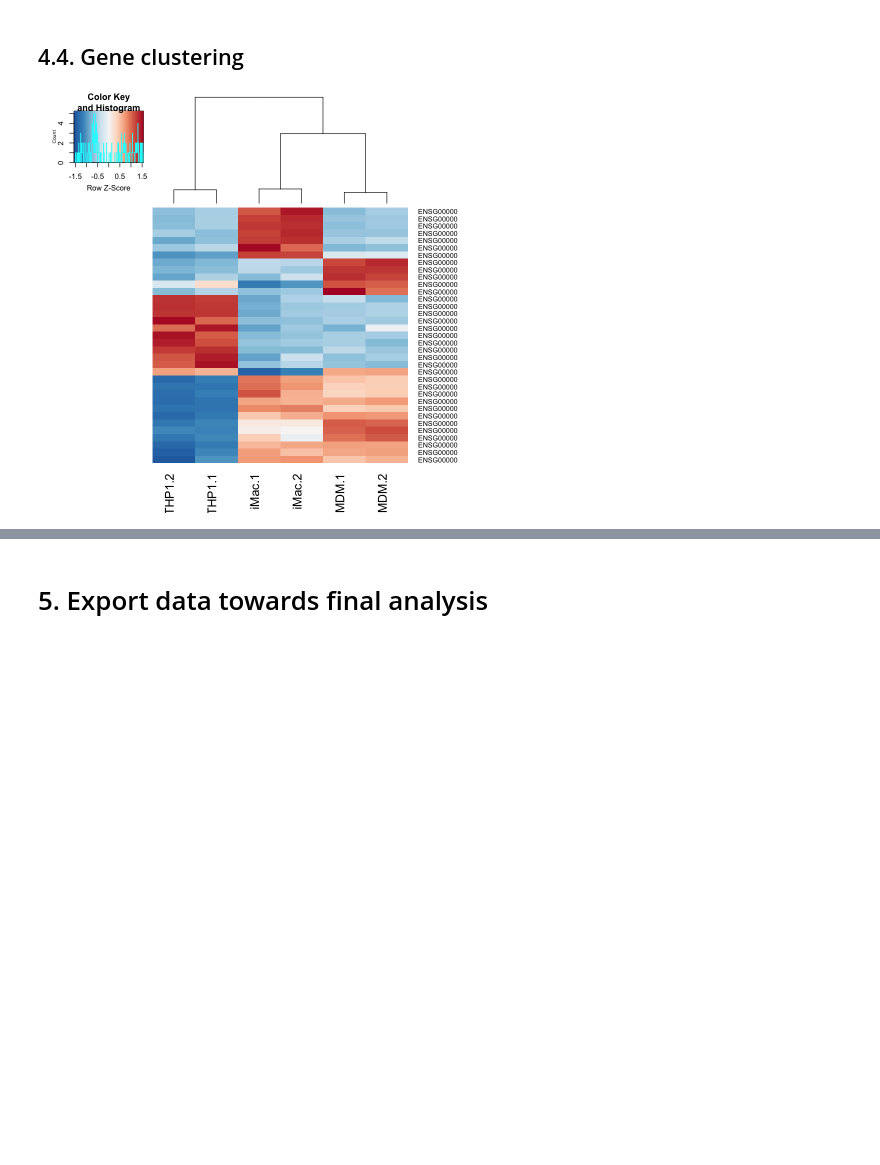
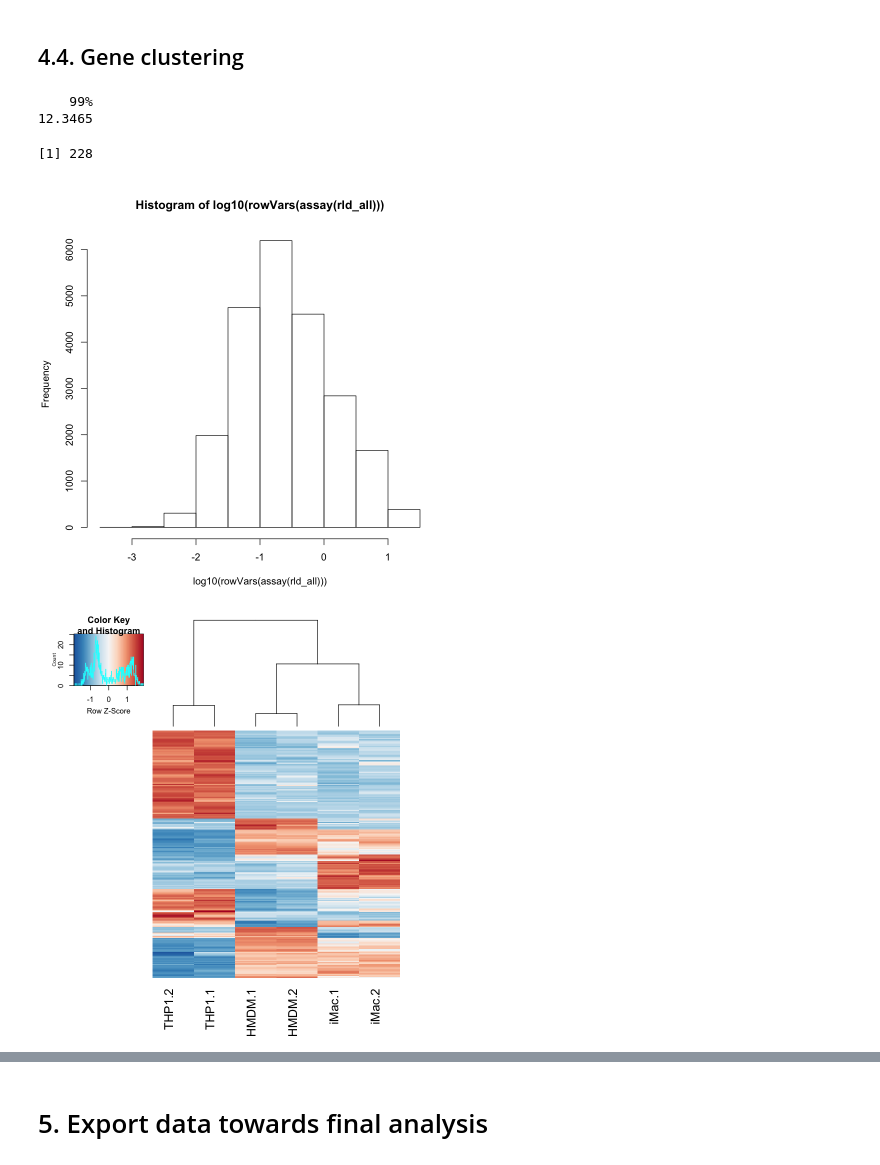
Before and after one commit to adelomana/uwm, a Jupyter notebook: transcriptomics/transcriptomics_DESeq2.ipynb, the cells around one changed output, grey strips where cells are left out. Saved outputs shown, nothing was run; the diff lists cells and outputs as text; code cells hidden in the pictures; blank space fills up the shorter version.

Commit message:
DESeq2 analysis completed

```diff
--- a/transcriptomics/transcriptomics_DESeq2.ipynb
+++ b/transcriptomics/transcriptomics_DESeq2.ipynb
@@ -72,8 +72,8 @@ ENSG00000268020
 [figure]
 # %%
 keep=rowSums(counts(dds)) >= 10
-ddsA=dds[keep,]
-ddsA
+dds_all=dds[keep,]
+dds_all
 # %% [output]
 class: DESeqDataSet
 dim: 22734 6
@@ -147,0 +155,4 @@ fitting model and testing
+# %%
+dds_all=DESeq(dds_all)
+dds_E=DESeq(dds_E)
+dds_HE=DESeq(dds_HE)
@@ -461,0 +588,6 @@ meanSdPlot(assay(rldB))
+# %%
+ntd_all=normTransform(dds_all)
+rld_all=rlog(dds_all,blind=FALSE)
+
+meanSdPlot(assay(ntd_all))
+meanSdPlot(assay(rld_all))
@@ -516,6 +663,14 @@ topVarGenes <- head( order( rowVars( assay(rld) ), decreasing=TRUE ), 35 )
 # %%
-heatmap.2( assay(rld)[ topVarGenes, ], scale="row",
-trace="none", dendrogram="column",
-col = colorRampPalette( rev(brewer.pal(9, "RdBu")) )(255))
+hist(log10(rowVars(assay(rld_all))))
+threshold=quantile(rowVars(assay(rld_all)),0.99)
+threshold
+topVarGenes=which(rowVars(assay(rld_all)) >= threshold)
+length(topVarGenes)
+
+heatmap.2(assay(rld_all)[topVarGenes,],scale="row",trace="none",dendrogram="column",col=colorRampPalette(rev(brewer.pal(9,"RdBu")))(255),margins=c(5.8,5.8),labRow=FALSE)
 # %% [output]
+    99%
+12.3465
+[1] 228
-[figure, old version]
+[figure, new version]
+[figure, added]
```
Also changed, not shown: parts of 38 cells of this notebook, 2 other files.
